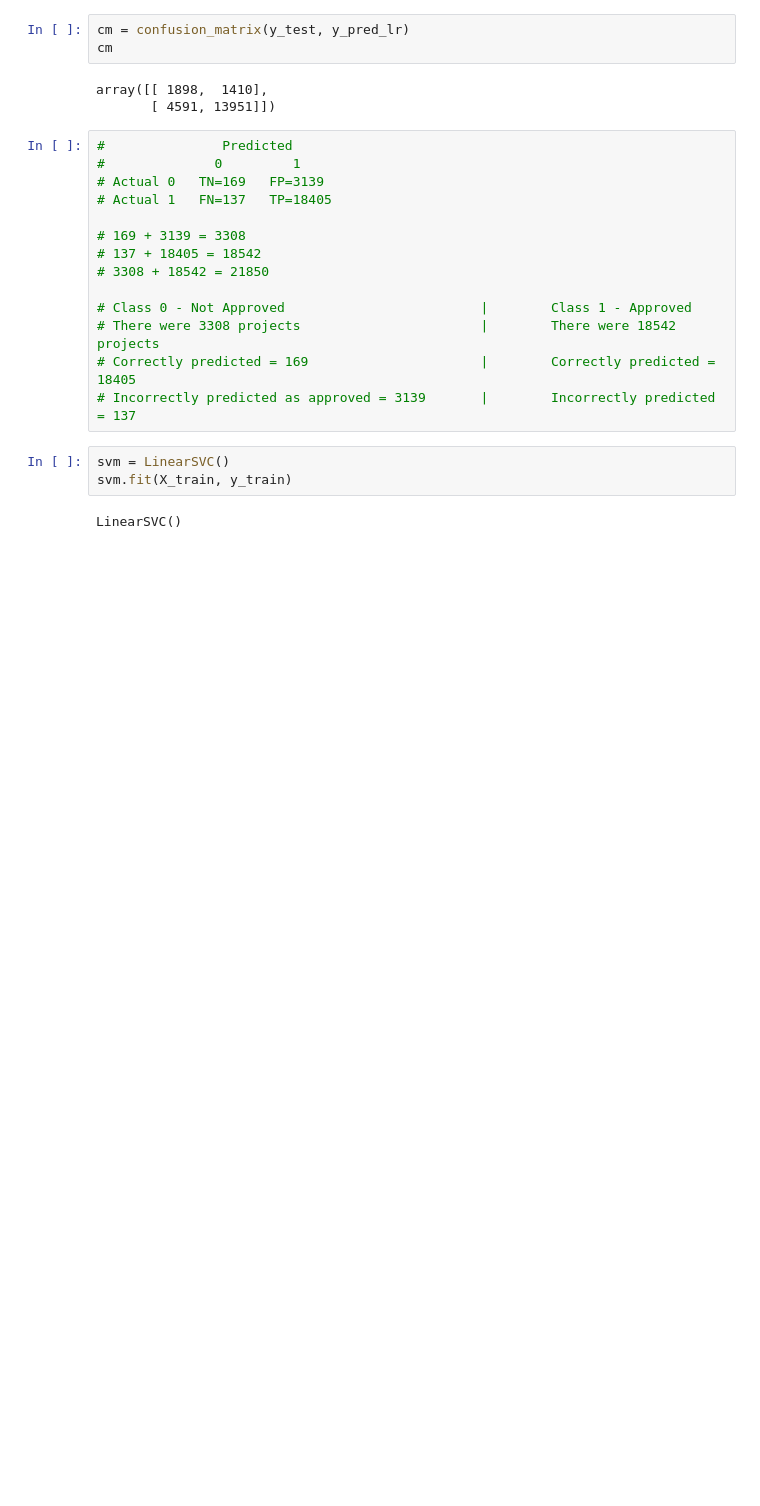
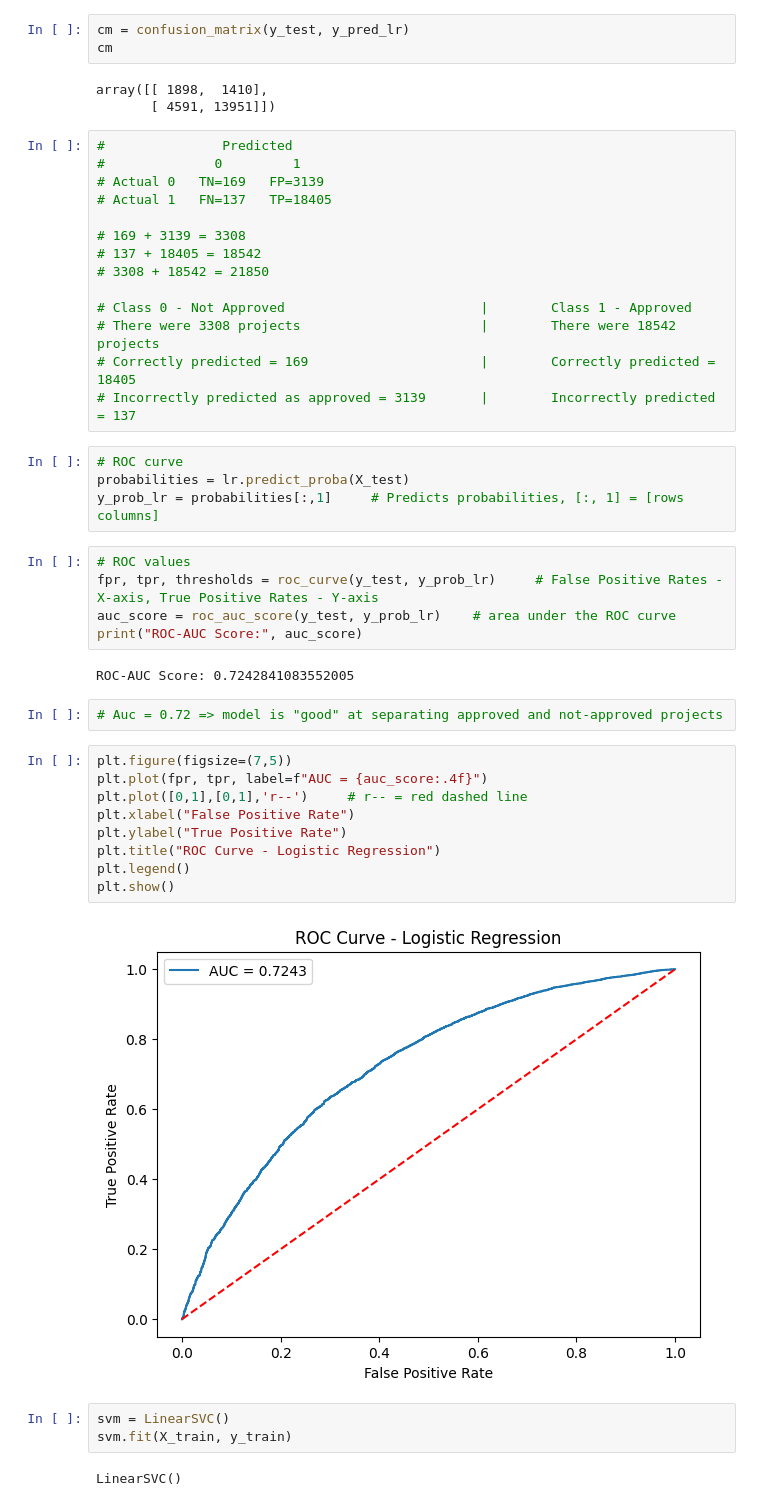
Before and after one commit to SruthiGS-Gito/Case-Study---Assignment-MLAI-B3, a Jupyter notebook: Case_Study_5.ipynb, the cells around one changed output. Cells and saved outputs as stored; diff of their text form; blank space fills up the shorter version.

```diff
--- a/Case_Study_5.ipynb
+++ b/Case_Study_5.ipynb
@@ -409,6 +412,30 @@ array([[ 1898,  1410],
 # There were 3308 projects                       |        There were 18542 projects
 # Correctly predicted = 169                      |        Correctly predicted = 18405
 # Incorrectly predicted as approved = 3139       |        Incorrectly predicted = 137
+# %%
+# ROC curve
+probabilities = lr.predict_proba(X_test)
+y_prob_lr = probabilities[:,1]     # Predicts probabilities, [:, 1] = [rows columns]
+# %%
+# ROC values
+fpr, tpr, thresholds = roc_curve(y_test, y_prob_lr)     # False Positive Rates - X-axis, True Positive Rates - Y-axis
+auc_score = roc_auc_score(y_test, y_prob_lr)    # area under the ROC curve
+print("ROC-AUC Score:", auc_score)
+# %% [output]
+ROC-AUC Score: 0.7242841083552005
+# %%
+# Auc = 0.72 => model is "good" at separating approved and not-approved projects
+# %%
+plt.figure(figsize=(7,5))
+plt.plot(fpr, tpr, label=f"AUC = {auc_score:.4f}")
+plt.plot([0,1],[0,1],'r--')     # r-- = red dashed line
+plt.xlabel("False Positive Rate")
+plt.ylabel("True Positive Rate")
+plt.title("ROC Curve - Logistic Regression")
+plt.legend()
+plt.show()
+# %% [output]
+[figure, added]
 # %%
 svm = LinearSVC()
 svm.fit(X_train, y_train)
```
Also changed, not shown: parts of 7 cells of this notebook.
